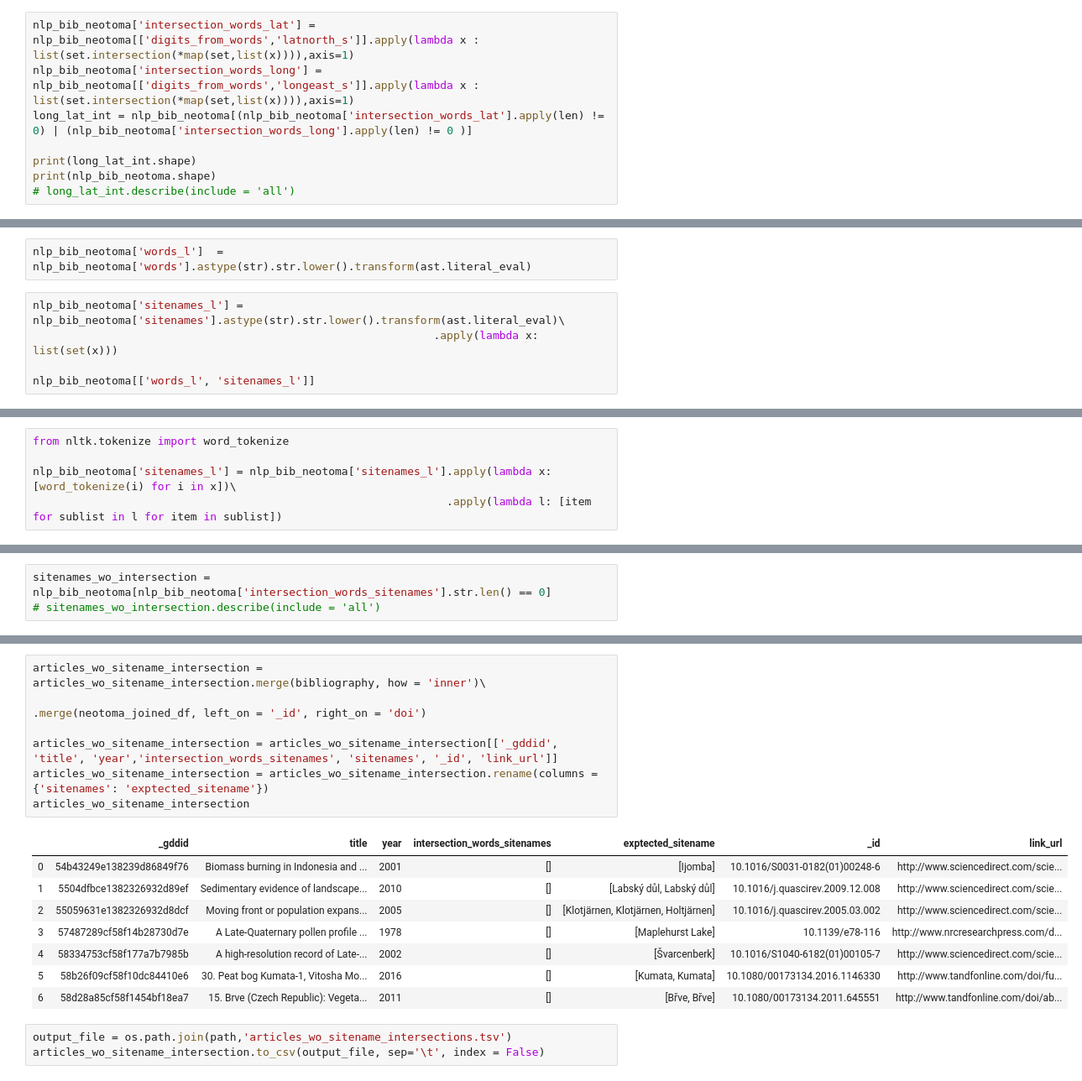
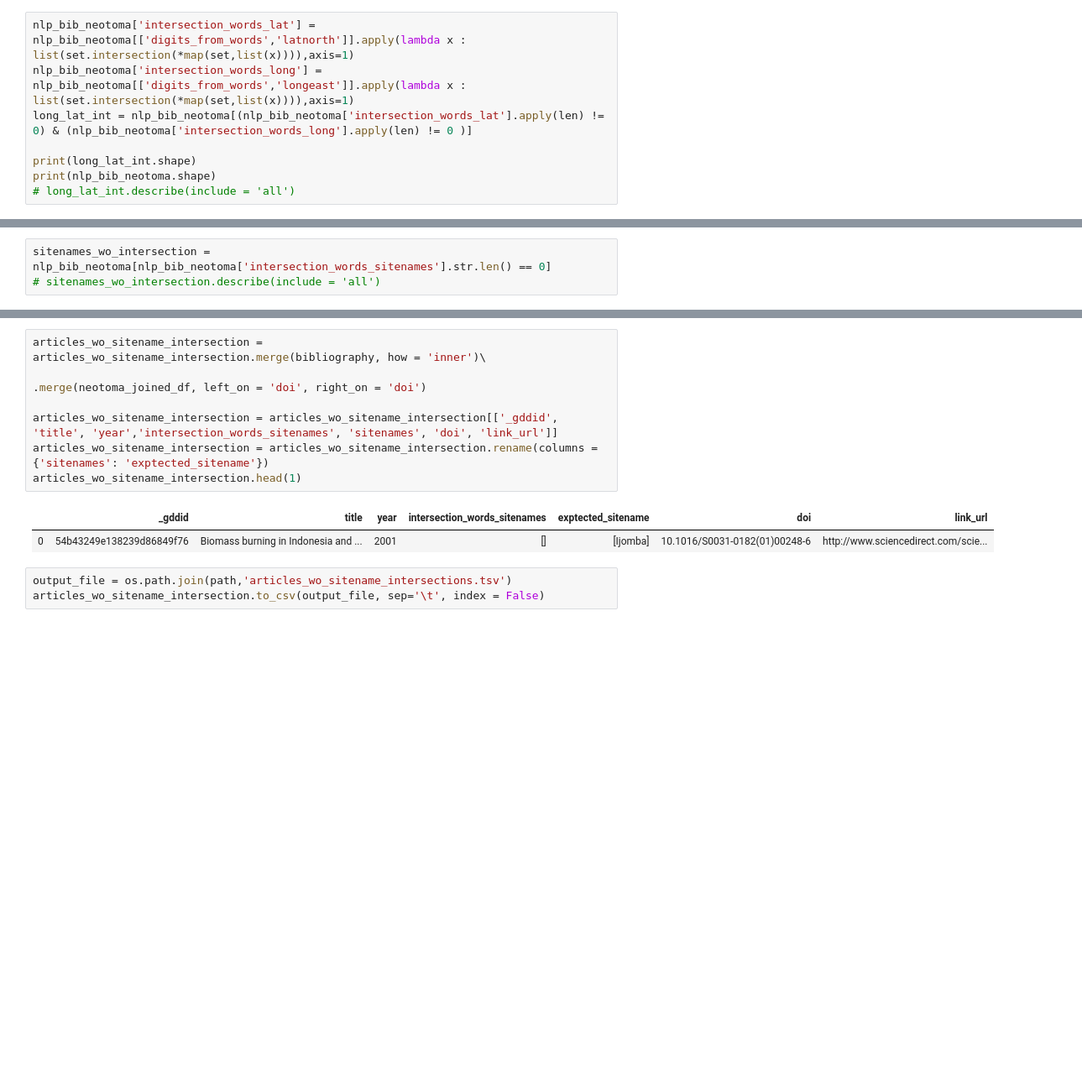
Before and after one commit to throughput-ec/UnacquiredSites, a Jupyter notebook: ML_Record_Mining_JN.ipynb, the cells around one changed output, grey strips where cells are left out. Shown at 84% size. Cells and saved outputs as stored; diff of their text form; blank space fills up the shorter version.

```diff
--- a/ML_Record_Mining_JN.ipynb
+++ b/ML_Record_Mining_JN.ipynb
@@ -412,9 +363,9 @@ print(nlp_bib_neotoma.shape)
 # %% [output]
 (106640, 32)
 # %%
-nlp_bib_neotoma['intersection_words_lat'] = nlp_bib_neotoma[['digits_from_words','latnorth_s']].apply(lambda x : list(set.intersection(*map(set,list(x)))),axis=1)
-nlp_bib_neotoma['intersection_words_long'] = nlp_bib_neotoma[['digits_from_words','longeast_s']].apply(lambda x : list(set.intersection(*map(set,list(x)))),axis=1)
-long_lat_int = nlp_bib_neotoma[(nlp_bib_neotoma['intersection_words_lat'].apply(len) != 0) | (nlp_bib_neotoma['intersection_words_long'].apply(len) != 0 )]
+nlp_bib_neotoma['intersection_words_lat'] = nlp_bib_neotoma[['digits_from_words','latnorth']].apply(lambda x : list(set.intersection(*map(set,list(x)))),axis=1)
+nlp_bib_neotoma['intersection_words_long'] = nlp_bib_neotoma[['digits_from_words','longeast']].apply(lambda x : list(set.intersection(*map(set,list(x)))),axis=1)
+long_lat_int = nlp_bib_neotoma[(nlp_bib_neotoma['intersection_words_lat'].apply(len) != 0) & (nlp_bib_neotoma['intersection_words_long'].apply(len) != 0 )]
 
 print(long_lat_int.shape)
 print(nlp_bib_neotoma.shape)
@@ -499,10 +424,3 @@ no_intersections_df.to_csv(output_file, sep='\t', index = False)
 # %% [markdown]
 ## Intersections Between Sitenames and NLP Sentences
 Let's now extract Sitenames from the Neotoma database. For this, I will group by doi and then, list all sitenames that are mentioned in each doi.
-# %%
-nlp_bib_neotoma['words_l']  = nlp_bib_neotoma['words'].astype(str).str.lower().transform(ast.literal_eval)
-# %%
-nlp_bib_neotoma['sitenames_l'] = nlp_bib_neotoma['sitenames'].astype(str).str.lower().transform(ast.literal_eval)\
-                                                             .apply(lambda x: list(set(x)))
-
-nlp_bib_neotoma[['words_l', 'sitenames_l']]
@@ -523,6 +427 @@ nlp_bib_neotoma[['words_l', 'sitenames_l']]
-# %%
-from nltk.tokenize import word_tokenize
-
-nlp_bib_neotoma['sitenames_l'] = nlp_bib_neotoma['sitenames_l'].apply(lambda x: [word_tokenize(i) for i in x])\
-                                                               .apply(lambda l: [item for sublist in l for item in sublist])
 # %%
@@ -570,20 +487,14 @@ articles_wo_sitename_intersection['intersection_words_sitenames'] = articles_wo_
 articles_wo_sitename_intersection = articles_wo_sitename_intersection[articles_wo_sitename_intersection['intersection_words_sitenames'].str.len() == 0]
 # %%
 articles_wo_sitename_intersection = articles_wo_sitename_intersection.merge(bibliography, how = 'inner')\
-                                                                     .merge(neotoma_joined_df, left_on = '_id', right_on = 'doi')
+                                                                     .merge(neotoma_joined_df, left_on = 'doi', right_on = 'doi')
 
-articles_wo_sitename_intersection = articles_wo_sitename_intersection[['_gddid', 'title', 'year','intersection_words_sitenames', 'sitenames', '_id', 'link_url']]
+articles_wo_sitename_intersection = articles_wo_sitename_intersection[['_gddid', 'title', 'year','intersection_words_sitenames', 'sitenames', 'doi', 'link_url']]
 articles_wo_sitename_intersection = articles_wo_sitename_intersection.rename(columns = {'sitenames': 'exptected_sitename'})
-articles_wo_sitename_intersection
+articles_wo_sitename_intersection.head(1)
 # %% [output]
-|  | _gddid | title | year | intersection_words_sitenames | exptected_sitename | _id | link_url |
+|  | _gddid | title | year | intersection_words_sitenames | exptected_sitename | doi | link_url |
 | 0 | 54b43249e138239d86849f76 | Biomass burning in Indonesia and ... | 2001 | [] | [Ijomba] | 10.1016/S0031-0182(01)00248-6 | http://www.sciencedirect.com/scie... |
-| 1 | 5504dfbce1382326932d89ef | Sedimentary evidence of landscape... | 2010 | [] | [Labský důl, Labský důl] | 10.1016/j.quascirev.2009.12.008 | http://www.sciencedirect.com/scie... |
-| 2 | 55059631e1382326932d8dcf | Moving front or population expans... | 2005 | [] | [Klotjärnen, Klotjärnen, Holtjärnen] | 10.1016/j.quascirev.2005.03.002 | http://www.sciencedirect.com/scie... |
-| 3 | 57487289cf58f14b28730d7e | A Late-Quaternary pollen profile ... | 1978 | [] | [Maplehurst Lake] | 10.1139/e78-116 | http://www.nrcresearchpress.com/d... |
-| 4 | 58334753cf58f177a7b7985b | A high-resolution record of Late-... | 2002 | [] | [Švarcenberk] | 10.1016/S1040-6182(01)00105-7 | http://www.sciencedirect.com/scie... |
-| 5 | 58b26f09cf58f10dc84410e6 | 30. Peat bog Kumata-1, Vitosha Mo... | 2016 | [] | [Kumata, Kumata] | 10.1080/00173134.2016.1146330 | http://www.tandfonline.com/doi/fu... |
-| 6 | 58d28a85cf58f1454bf18ea7 | 15. Brve (Czech Republic): Vegeta... | 2011 | [] | [Břve, Břve] | 10.1080/00173134.2011.645551 | http://www.tandfonline.com/doi/ab... |
 # %%
 output_file = os.path.join(path,'articles_wo_sitename_intersections.tsv')
 articles_wo_sitename_intersection.to_csv(output_file, sep='\t', index = False)
```
Also changed, not shown: parts of 51 cells of this notebook.
